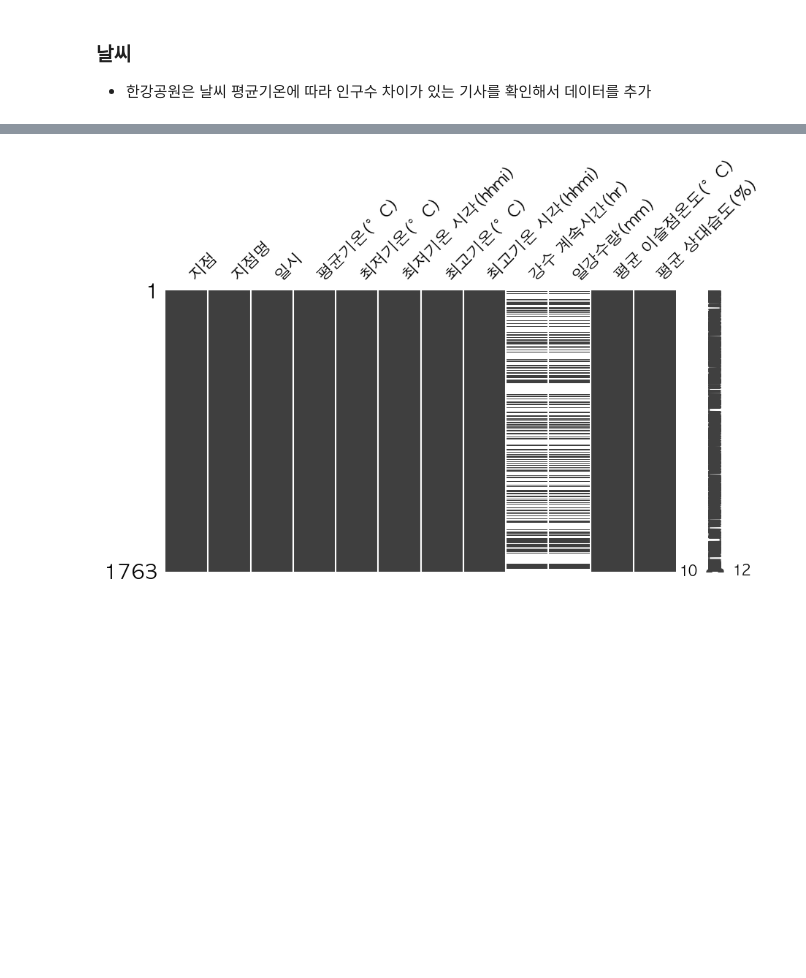
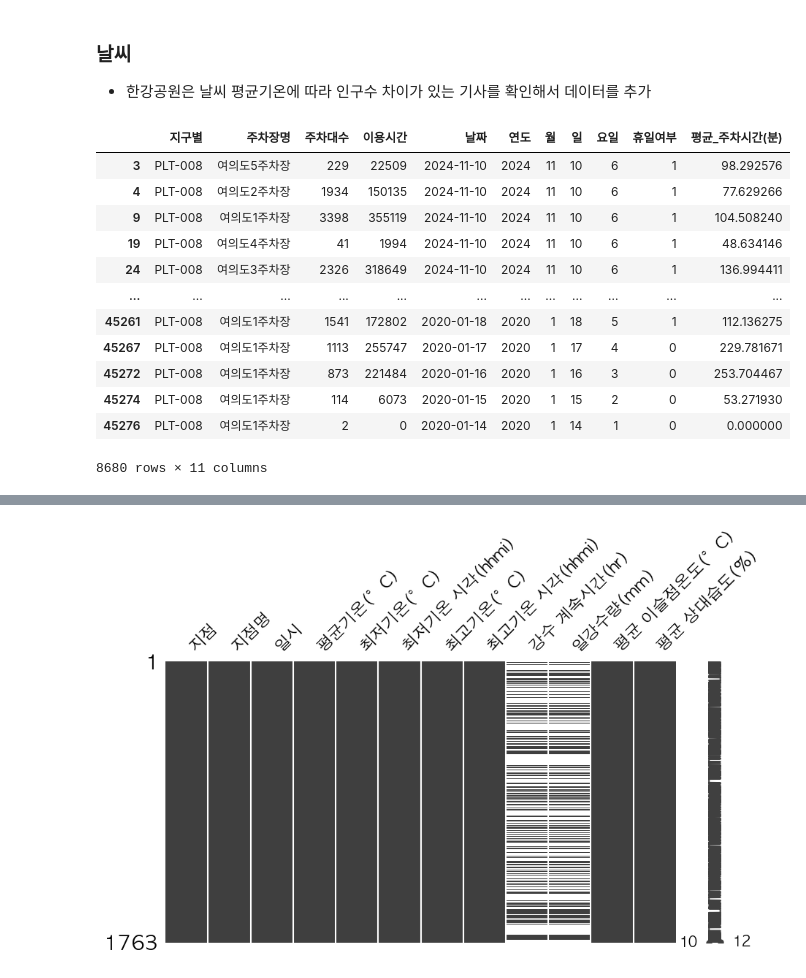
Before and after one commit to terryhyuk/HanGang_Mate, a Jupyter notebook: Python/DataAnalysis/HanRiver_FeatureEngineering.ipynb, the cells around one changed output, grey strips where cells are left out. Cells and saved outputs as stored; diff of their text form; code cells hidden in the pictures; blank space fills up the shorter version.

```diff
--- a/Python/DataAnalysis/HanRiver_FeatureEngineering.ipynb
+++ b/Python/DataAnalysis/HanRiver_FeatureEngineering.ipynb
@@ -156,3 +164,19 @@ plt.show()
 # %% [markdown]
 ### 날씨
 - 한강공원은 날씨 평균기온에 따라 인구수 차이가 있는 기사를 확인해서 데이터를 추가
+# %%
+df_day[df_day['지구별'] == 'PLT-008']
+# %% [output]
+|  | 지구별 | 주차장명 | 주차대수 | 이용시간 | 날짜 | 연도 | 월 | 일 | 요일 | 휴일여부 | 평균_주차시간(분) |
+| 3 | PLT-008 | 여의도5주차장 | 229 | 22509 | 2024-11-10 | 2024 | 11 | 10 | 6 | 1 | 98.292576 |
+| 4 | PLT-008 | 여의도2주차장 | 1934 | 150135 | 2024-11-10 | 2024 | 11 | 10 | 6 | 1 | 77.629266 |
+| 9 | PLT-008 | 여의도1주차장 | 3398 | 355119 | 2024-11-10 | 2024 | 11 | 10 | 6 | 1 | 104.508240 |
+| 19 | PLT-008 | 여의도4주차장 | 41 | 1994 | 2024-11-10 | 2024 | 11 | 10 | 6 | 1 | 48.634146 |
+| 24 | PLT-008 | 여의도3주차장 | 2326 | 318649 | 2024-11-10 | 2024 | 11 | 10 | 6 | 1 | 136.994411 |
+| ... | ... | ... | ... | ... | ... | ... | ... | ... | ... | ... | ... |
+| 45261 | PLT-008 | 여의도1주차장 | 1541 | 172802 | 2020-01-18 | 2020 | 1 | 18 | 5 | 1 | 112.136275 |
+| 45267 | PLT-008 | 여의도1주차장 | 1113 | 255747 | 2020-01-17 | 2020 | 1 | 17 | 4 | 0 | 229.781671 |
+| 45272 | PLT-008 | 여의도1주차장 | 873 | 221484 | 2020-01-16 | 2020 | 1 | 16 | 3 | 0 | 253.704467 |
+| 45274 | PLT-008 | 여의도1주차장 | 114 | 6073 | 2020-01-15 | 2020 | 1 | 15 | 2 | 0 | 53.271930 |
+| 45276 | PLT-008 | 여의도1주차장 | 2 | 0 | 2020-01-14 | 2020 | 1 | 14 | 1 | 0 | 0.000000 |
+8680 rows × 11 columns
```
Also changed, not shown: parts of 20 cells of this notebook, 7 other files.
